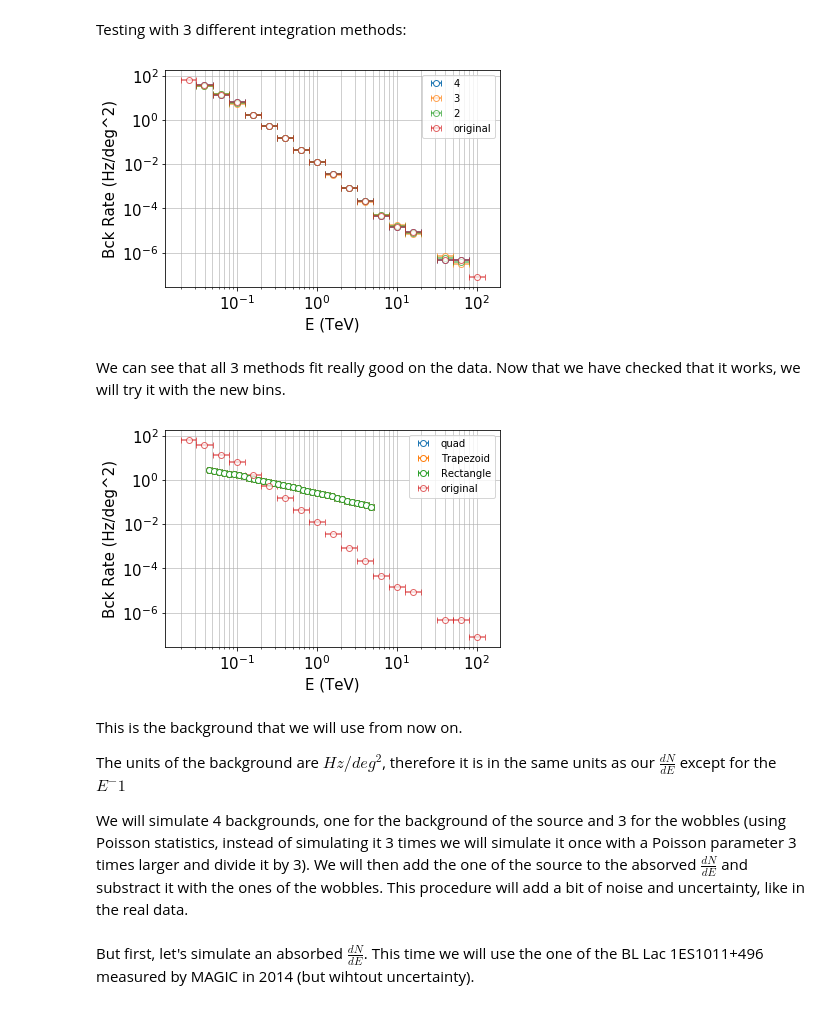
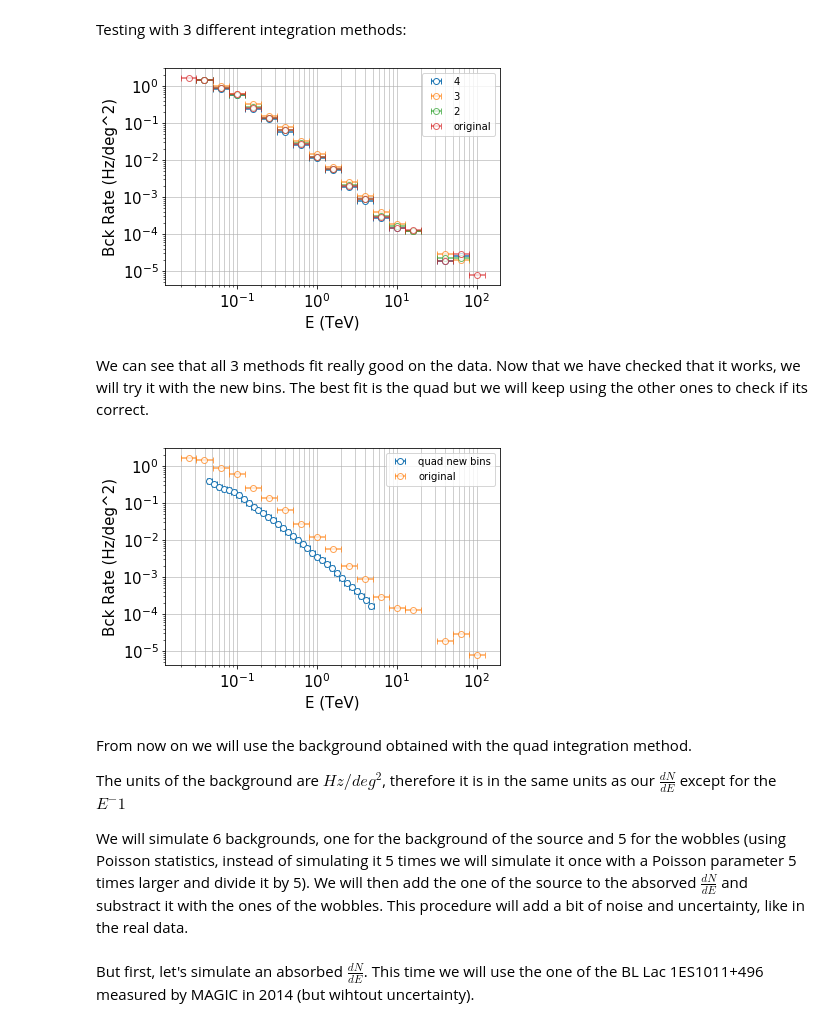
Before and after one commit to R-Grau/EBLpy, a Jupyter notebook: Aeff_bkg_spline.ipynb, the cells around one changed output. Saved outputs shown, nothing was run; the diff lists cells and outputs as text; code cells hidden in the pictures.

Commit message:
Add files via upload
This is not the final version yet. Now the background is calculated correctly but it is still orders of magnitude larger than the signal so there has to be some mistake yet.

```diff
--- a/Aeff_bkg_spline.ipynb
+++ b/Aeff_bkg_spline.ipynb
@@ -113,33 +91,41 @@ interpolation = interpolate.interp1d(logBckgElogmean, DifBckg, fill_value='extra
+# %%
+DifBckg = Bckg / (BckgEmax - BckgEmin) #Hz/deg**2
+# logDifBckg = np.log10(DifBckg)
+# logBckgElogmean = np.log10(BckgElogmean)
+# interpolation = interpolate.interp1d(BckgElogmean, DifBckg, fill_value='extrapolate', kind='slinear')
+def log_interp1d(xx, yy):
+    logx = np.log10(xx)
+    logy = np.log10(yy)
+    interp = interpolate.interp1d(logx, logy, fill_value='extrapolate', kind='slinear')
+    log_interp = lambda zz: np.power(10.0, interp(np.log10(zz)))
+    return log_interp
+
+interpolation = log_interp1d(BckgElogmean,DifBckg)
 # %% [markdown]
 Testing with 3 different integration methods:
 # %%
-from scipy.integrate import quad
-newlogBckg2 = np.zeros([len(Bckg[1:-1]),2])
-for i in range(len(Bckg[1:-1])):
-    newlogBckg2[i] = quad(interpolation, np.log10(BckgEmin[i+1]), np.log10(BckgEmax[i+1]))
-newlogBckg2 = newlogBckg2[:,0]
-
-
 def trapint(toplim, bottomlim):
     return ((toplim - bottomlim) * (interpolation(toplim) + interpolation(bottomlim)) / 2)
-
-newlogBckg3 = np.zeros([len(Bckg[1:-1])])
-for i in range(len(Bckg[1:-1])):
-    newlogBckg3[i] = trapint(np.log10(BckgEmax[i+1]), np.log10(BckgEmin[i+1]))
-
 
 def sqint(toplim, bottomlim):
     return ((toplim - bottomlim) * (interpolation((toplim + bottomlim) / 2)))
 
-newlogBckg4 = np.zeros([len(Bckg[1:-1])])
+newlogBckg2 = np.zeros([len(Bckg[1:-1]),2])
 for i in range(len(Bckg[1:-1])):
-    newlogBckg4[i] = sqint(np.log10(BckgEmax[i+1]), np.log10(BckgEmin[i+1]))
+    newlogBckg2[i] = quad(interpolation, BckgEmin[i+1], BckgEmax[i+1])
+newlogBckg2 = newlogBckg2[:,0]
 
+newlogBckg3 = trapint(BckgEmax[1:-1], BckgEmin[1:-1])
 
-plt.errorbar(BckgElogmean[1:-1], 10**newlogBckg4, xerr = [BckgElogmean[1:-1] - BckgEmin[1:-1], BckgEmax[1:-1] - BckgElogmean[1:-1]], capsize=3, fmt='o',mfc='w', label='4')
-plt.errorbar(BckgElogmean[1:-1], 10**newlogBckg3, xerr = [BckgElogmean[1:-1] - BckgEmin[1:-1], BckgEmax[1:-1] - BckgElogmean[1:-1]], capsize=3, fmt='o',mfc='w', label='3', alpha = 0.7)
-plt.errorbar(BckgElogmean[1:-1], 10**newlogBckg2, xerr = [BckgElogmean[1:-1] - BckgEmin[1:-1], BckgEmax[1:-1] - BckgElogmean[1:-1]], capsize=3, fmt='o',mfc='w', label='2', alpha = 0.7)
-plt.errorbar(BckgElogmean, BckgdivE, xerr = [BckgElogmean - BckgEmin, BckgEmax - BckgElogmean], capsize=3, fmt='o',mfc='w', label='original', alpha = 0.7)
+newlogBckg4 = sqint(BckgEmax[1:-1], BckgEmin[1:-1])
+
+plt.errorbar(BckgElogmean[1:-1], newlogBckg4, xerr = [BckgElogmean[1:-1] - BckgEmin[1:-1], BckgEmax[1:-1] - BckgElogmean[1:-1]], capsize=3, fmt='o',mfc='w', label='4')
+plt.errorbar(BckgElogmean[1:-1], newlogBckg3, xerr = [BckgElogmean[1:-1] - BckgEmin[1:-1], BckgEmax[1:-1] - BckgElogmean[1:-1]], capsize=3, fmt='o',mfc='w', label='3', alpha = 0.7)
+plt.errorbar(BckgElogmean[1:-1], newlogBckg2, xerr = [BckgElogmean[1:-1] - BckgEmin[1:-1], BckgEmax[1:-1] - BckgElogmean[1:-1]], capsize=3, fmt='o',mfc='w', label='2', alpha = 0.7)
+# plt.errorbar(BckgElogmean[1:-1], 10**newlogBckg4, xerr = [BckgElogmean[1:-1] - BckgEmin[1:-1], BckgEmax[1:-1] - BckgElogmean[1:-1]], capsize=3, fmt='o',mfc='w', label='4')
+# plt.errorbar(BckgElogmean[1:-1], 10**newlogBckg3, xerr = [BckgElogmean[1:-1] - BckgEmin[1:-1], BckgEmax[1:-1] - BckgElogmean[1:-1]], capsize=3, fmt='o',mfc='w', label='3', alpha = 0.7)
+# plt.errorbar(BckgElogmean[1:-1], 10**newlogBckg2, xerr = [BckgElogmean[1:-1] - BckgEmin[1:-1], BckgEmax[1:-1] - BckgElogmean[1:-1]], capsize=3, fmt='o',mfc='w', label='2', alpha = 0.7)
+plt.errorbar(BckgElogmean, Bckg, xerr = [BckgElogmean - BckgEmin, BckgEmax - BckgElogmean], capsize=3, fmt='o',mfc='w', label='original', alpha = 0.7)
 # plt.xlim(10**-2, 250)
 # plt.ylim(10**-6, 10)
 plt.grid(axis = 'x', which = 'both', alpha=0.75)
@@ -153,47 +139,42 @@ plt.yscale('log')
 plt.legend()
 plt.show()
 # %% [output]
-[figure, old version]
+[figure, new version]
 # %% [markdown]
-We can see that all 3 methods fit really good on the data. Now that we have checked that it works, we will try it with the new bins.
+We can see that all 3 methods fit really good on the data. Now that we have checked that it works, we will try it with the new bins. The best fit is the quad but we will keep using the other ones to check if its correct.
 # %%
-newlogBckg = np.zeros([len(E[3:37]),2])
+newBckgrate = np.zeros([len(E[3:37]),2])
 for i in range(len(E[3:37])):
-    newlogBckg[i] = quad(interpolation, np.log10(Ebinsmin[i+3]), np.log10(Ebinsmax[i+3]))
-newlogBckg = newlogBckg[:,0]
+    newBckgrate[i] = quad(interpolation, Ebinsmin[i+3], Ebinsmax[i+3])
+newBckgrate = newBckgrate[:,0]
 
-newlogBckg5 = np.zeros([len(E[3:37])])
-for i in range(len(E[3:37])):
-    newlogBckg5[i] = trapint(np.log10(Ebinsmax[i+3]), np.log10(Ebinsmin[i+3]))
+newlogBckg5 = trapint(Ebinsmax[3:37], Ebinsmin[3:37])
 
-newlogBckg6 = np.zeros([len(E[3:37])])
-for i in range(len(E[3:37])):
-    newlogBckg6[i] = sqint(np.log10(Ebinsmax[i+3]), np.log10(Ebinsmin[i+3]))
+newlogBckg6 = sqint(Ebinsmax[3:37], Ebinsmin[3:37])
 
-plt.errorbar(E[3:37], 10**newlogBckg, xerr = [E[3:37] - Ebinsmin[3:37], Ebinsmax[3:37] - E[3:37]], capsize=3, fmt='o',mfc='w', label = 'quad')
-plt.errorbar(E[3:37], 10**newlogBckg5, xerr = [E[3:37] - Ebinsmin[3:37], Ebinsmax[3:37] - E[3:37]], capsize=3, fmt='o',mfc='w', label = 'Trapezoid')
-plt.errorbar(E[3:37], 10**newlogBckg6, xerr = [E[3:37] - Ebinsmin[3:37], Ebinsmax[3:37] - E[3:37]], capsize=3, fmt='o',mfc='w', label = 'Rectangle')
-plt.errorbar(BckgElogmean, BckgdivE, xerr = [BckgElogmean - BckgEmin, BckgEmax - BckgElogmean], capsize=3, fmt='o',mfc='w', label='original', alpha = 0.7)
-#plt.xlim(10**-1, 1)
-# plt.ylim(10**-6, 10)
+plt.errorbar(E[3:37], newBckgrate, xerr = [E[3:37] - Ebinsmin[3:37], Ebinsmax[3:37] - E[3:37]], capsize=3, fmt='o',mfc='w', label = 'quad new bins')
+# plt.errorbar(E[3:37], newlogBckg5, xerr = [E[3:37] - Ebinsmin[3:37], Ebinsmax[3:37] - E[3:37]], capsize=3, fmt='o',mfc='w', label = 'Trapezoid new bins')
+# plt.errorbar(E[3:37], newlogBckg6, xerr = [E[3:37] - Ebinsmin[3:37], Ebinsmax[3:37] - E[3:37]], capsize=3, fmt='o',mfc='w', label = 'Rectangle new bins')
+plt.errorbar(BckgElogmean, Bckg, xerr = [BckgElogmean - BckgEmin, BckgEmax - BckgElogmean], capsize=3, fmt='o',mfc='w', label='original', alpha = 0.7)
 plt.grid(axis = 'x', which = 'both', alpha=0.75)
 plt.grid(axis = 'y', alpha=0.75)
 plt.ylabel('Bck Rate (Hz/deg^2)',fontsize=15)
 plt.xlabel('E (TeV)',fontsize=15)
 plt.xticks(fontsize=15)
 plt.yticks(fontsize=15)
+# plt.xlim(10**-1, 0.5)
 plt.xscale('log')
 plt.yscale('log')
 plt.legend()
 plt.show()
 # %% [output]
-[figure, old version]
+[figure, new version]
 # %% [markdown]
-This is the background that we will use from now on.
+From now on we will use the background obtained with the quad integration method.
 
 The units of the background are $Hz/deg^2$, therefore it is in the same units as our $\frac{dN}{dE}$ except for the $E^-1$
 
-We will simulate 4 backgrounds, one for the background of the source and 3 for the wobbles (using Poisson statistics, instead of simulating it 3 times we will simulate it once with a Poisson parameter 3 times larger and divide it by 3). We will then add the one of the source to the absorved $\frac{dN}{dE}$ and substract it with the ones of the wobbles. This procedure will add a bit of noise and uncertainty, like in the real data.
+We will simulate 6 backgrounds, one for the background of the source and 5 for the wobbles (using Poisson statistics, instead of simulating it 5 times we will simulate it once with a Poisson parameter 5 times larger and divide it by 5). We will then add the one of the source to the absorved $\frac{dN}{dE}$ and substract it with the ones of the wobbles. This procedure will add a bit of noise and uncertainty, like in the real data.
 # %% [markdown]
 But first, let's simulate an absorbed $\frac{dN}{dE}$. This time we will use the one of the BL Lac 1ES1011+496 measured by MAGIC in 2014 (but wihtout uncertainty).
 # %%
```
Also changed, not shown: parts of 8 cells of this notebook.
